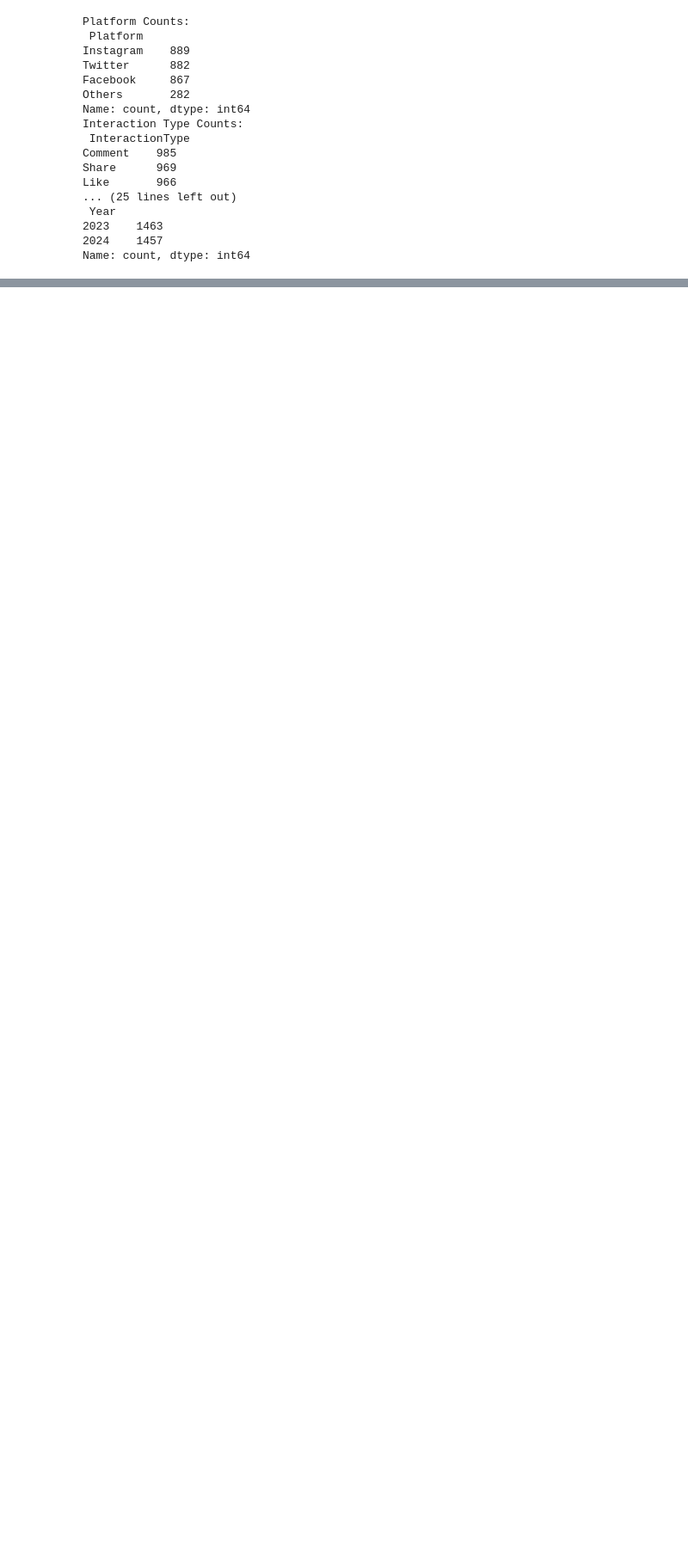
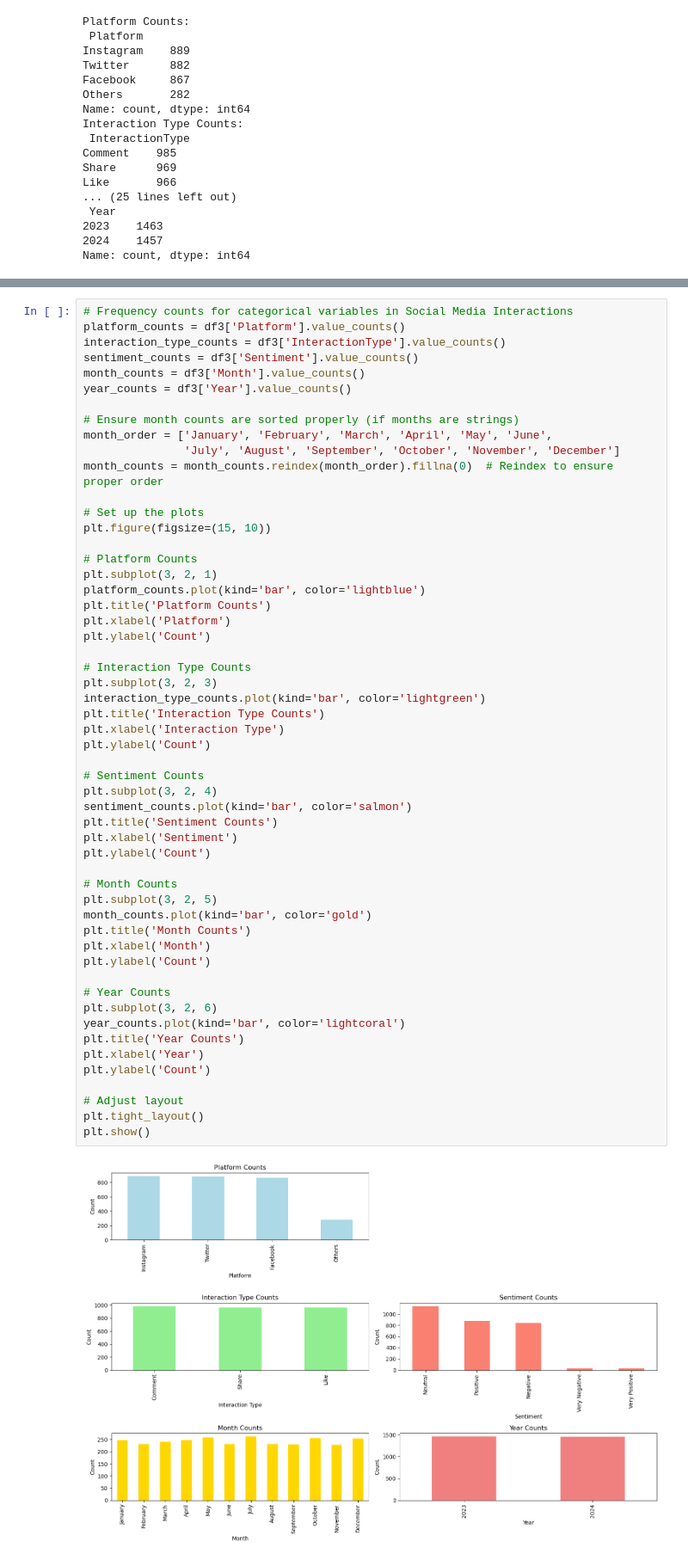
Before and after one commit to amatibag/MO-IT125-A3103-Matibag, a Jupyter notebook: MS1 - SocialMediaInteractions.ipynb, the cells around one changed output, grey strips where cells are left out. Shown: that part at 86% size. Drawn from its saved outputs; the diff is of its cells as text; blank space fills up the shorter version.

```diff
--- a/MS1 - SocialMediaInteractions.ipynb
+++ b/MS1 - SocialMediaInteractions.ipynb
@@ -306,0 +309,56 @@ Name: count, dtype: int64
+# %%
+# Frequency counts for categorical variables in Social Media Interactions
+platform_counts = df3['Platform'].value_counts()
+interaction_type_counts = df3['InteractionType'].value_counts()
+sentiment_counts = df3['Sentiment'].value_counts()
+month_counts = df3['Month'].value_counts()
+year_counts = df3['Year'].value_counts()
+
+# Ensure month counts are sorted properly (if months are strings)
+month_order = ['January', 'February', 'March', 'April', 'May', 'June',
+               'July', 'August', 'September', 'October', 'November', 'December']
+month_counts = month_counts.reindex(month_order).fillna(0)  # Reindex to ensure proper order
+
+# Set up the plots
+plt.figure(figsize=(15, 10))
+
+# Platform Counts
+plt.subplot(3, 2, 1)
+platform_counts.plot(kind='bar', color='lightblue')
+plt.title('Platform Counts')
+plt.xlabel('Platform')
+plt.ylabel('Count')
+
+# Interaction Type Counts
+plt.subplot(3, 2, 3)
+interaction_type_counts.plot(kind='bar', color='lightgreen')
+plt.title('Interaction Type Counts')
+plt.xlabel('Interaction Type')
+plt.ylabel('Count')
+
+# Sentiment Counts
+plt.subplot(3, 2, 4)
+sentiment_counts.plot(kind='bar', color='salmon')
+plt.title('Sentiment Counts')
+plt.xlabel('Sentiment')
+plt.ylabel('Count')
+
+# Month Counts
+plt.subplot(3, 2, 5)
+month_counts.plot(kind='bar', color='gold')
+plt.title('Month Counts')
+plt.xlabel('Month')
+plt.ylabel('Count')
+
+# Year Counts
+plt.subplot(3, 2, 6)
+year_counts.plot(kind='bar', color='lightcoral')
+plt.title('Year Counts')
+plt.xlabel('Year')
+plt.ylabel('Count')
+
+# Adjust layout
+plt.tight_layout()
+plt.show()
+# %% [output]
+[figure, added]
```
Also changed, not shown: parts of 1 cell of this notebook, 2 other files.
